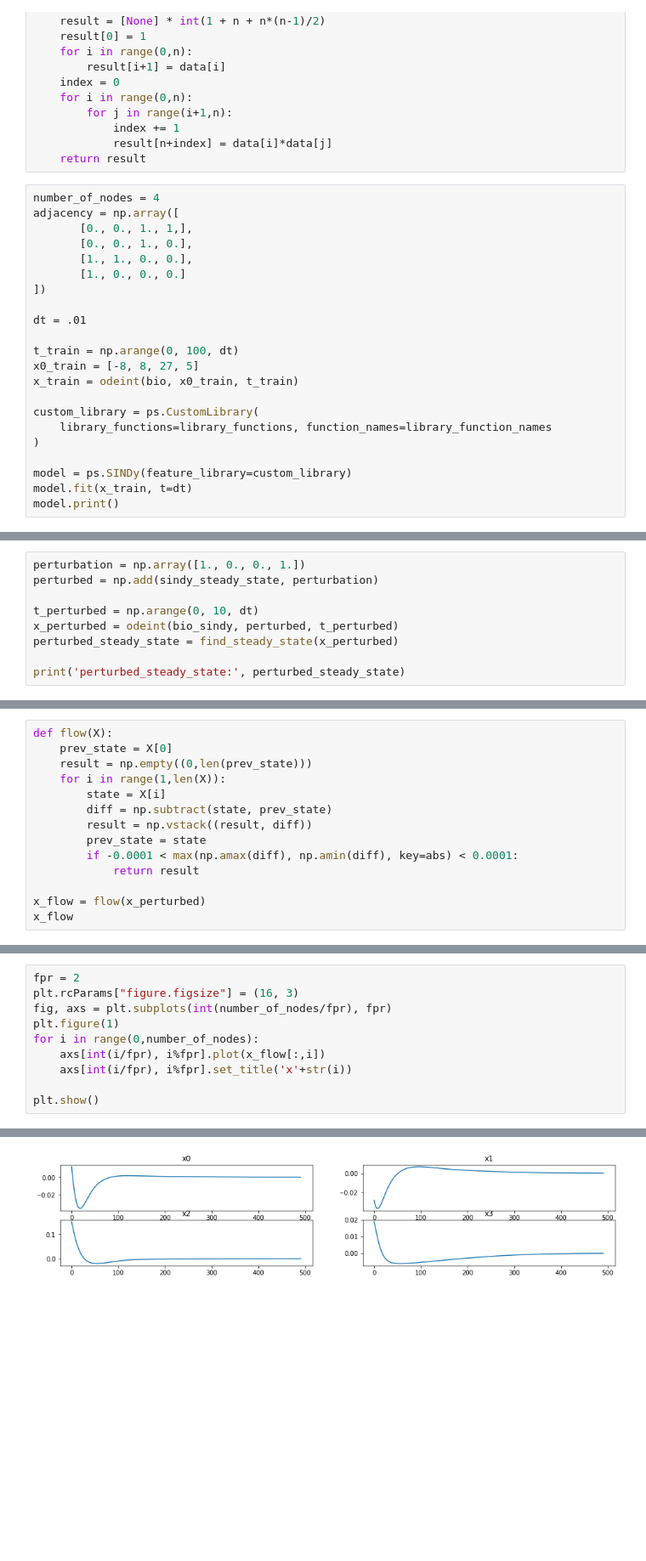
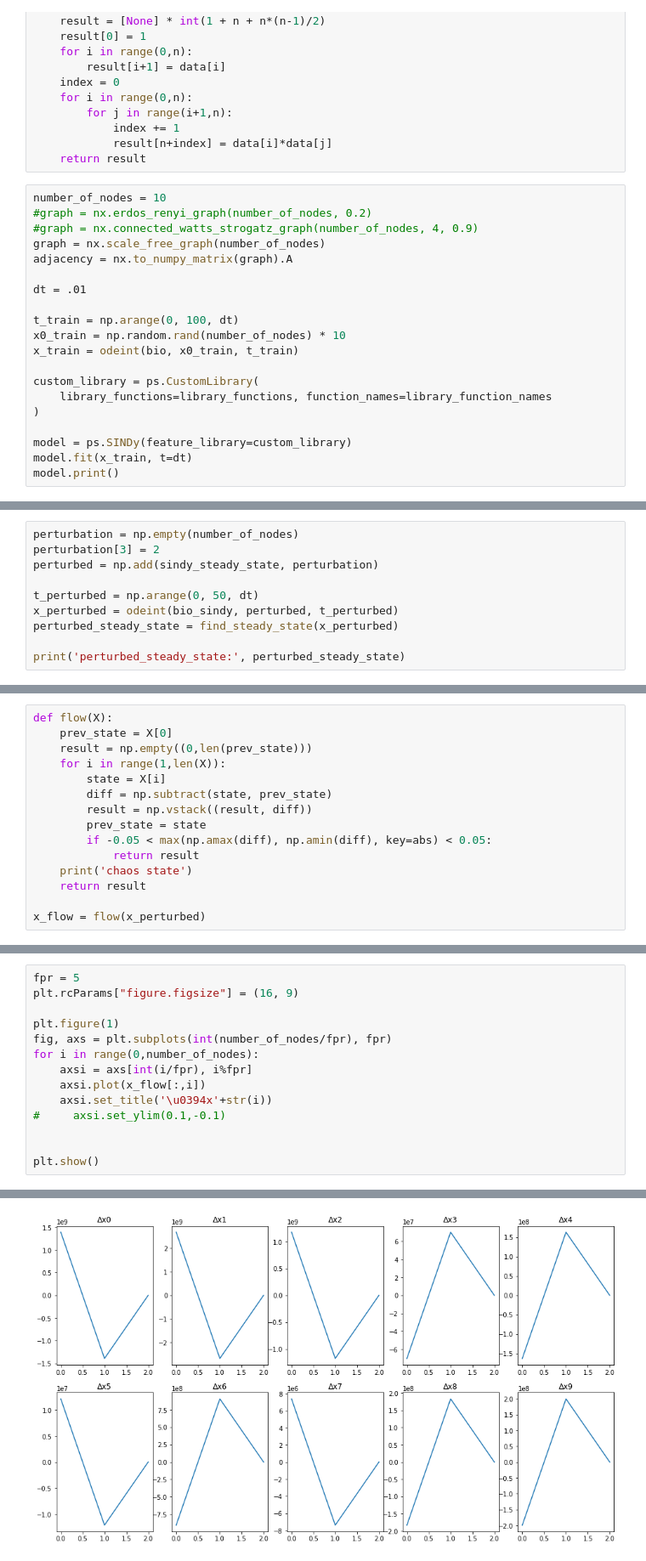
Before and after one commit to aliydgr/ms-thesis, a Jupyter notebook: information-flow-sindy.ipynb, the cells around one changed output, grey strips where cells are left out. Shown at 85% size. Cells and saved outputs as stored; diff of their text form; blank space fills up the shorter version.

Commit message:
Change manual graph with random graph

```diff
--- a/information-flow-sindy.ipynb
+++ b/information-flow-sindy.ipynb
@@ -56,18 +56,16 @@ def library_parser(data):
             result[n+index] = data[i]*data[j]
     return result
 # %%
-number_of_nodes = 4
-adjacency = np.array([
-       [0., 0., 1., 1,],
-       [0., 0., 1., 0.],
-       [1., 1., 0., 0.],
-       [1., 0., 0., 0.]
-])
+number_of_nodes = 10
+#graph = nx.erdos_renyi_graph(number_of_nodes, 0.2)
+#graph = nx.connected_watts_strogatz_graph(number_of_nodes, 4, 0.9)
+graph = nx.scale_free_graph(number_of_nodes)
+adjacency = nx.to_numpy_matrix(graph).A
 
 dt = .01
 
 t_train = np.arange(0, 100, dt)
-x0_train = [-8, 8, 27, 5]
+x0_train = np.random.rand(number_of_nodes) * 10
 x_train = odeint(bio, x0_train, t_train)
 
 custom_library = ps.CustomLibrary(
@@ -116,8 +122,9 @@ sindy_steady_state: [1.11228059 2.35580021 1.11974547 2.36967157]
 # %%
-perturbation = np.array([1., 0., 0., 1.])
+perturbation = np.empty(number_of_nodes)
+perturbation[3] = 2
 perturbed = np.add(sindy_steady_state, perturbation)
 
-t_perturbed = np.arange(0, 10, dt)
+t_perturbed = np.arange(0, 50, dt)
 x_perturbed = odeint(bio_sindy, perturbed, t_perturbed)
 perturbed_steady_state = find_steady_state(x_perturbed)
 
@@ -133,8 +141,9 @@ def flow(X):
         diff = np.subtract(state, prev_state)
         result = np.vstack((result, diff))
         prev_state = state
-        if -0.0001 < max(np.amax(diff), np.amin(diff), key=abs) < 0.0001:
+        if -0.05 < max(np.amax(diff), np.amin(diff), key=abs) < 0.05:
             return result
+    print('chaos state')
+    return result
 
 x_flow = flow(x_perturbed)
-x_flow
@@ -155,11 +150,15 @@ array([[ 1.20735363e-02, -2.86394990e-02,  1.51243419e-01,
 # %%
-fpr = 2
-plt.rcParams["figure.figsize"] = (16, 3)
+fpr = 5
+plt.rcParams["figure.figsize"] = (16, 9)
+
+plt.figure(1)
 fig, axs = plt.subplots(int(number_of_nodes/fpr), fpr)
-plt.figure(1)
 for i in range(0,number_of_nodes):
-    axs[int(i/fpr), i%fpr].plot(x_flow[:,i])
-    axs[int(i/fpr), i%fpr].set_title('x'+str(i))
+    axsi = axs[int(i/fpr), i%fpr]
+    axsi.plot(x_flow[:,i])
+    axsi.set_title('\u0394x'+str(i))
+#     axsi.set_ylim(0.1,-0.1)
+
 
 plt.show()
 # %% [output]
@@ -166 +166 @@ plt.show()
-[figure, old version]
+[figure, new version]
```
Also changed, not shown: parts of 7 cells of this notebook.
